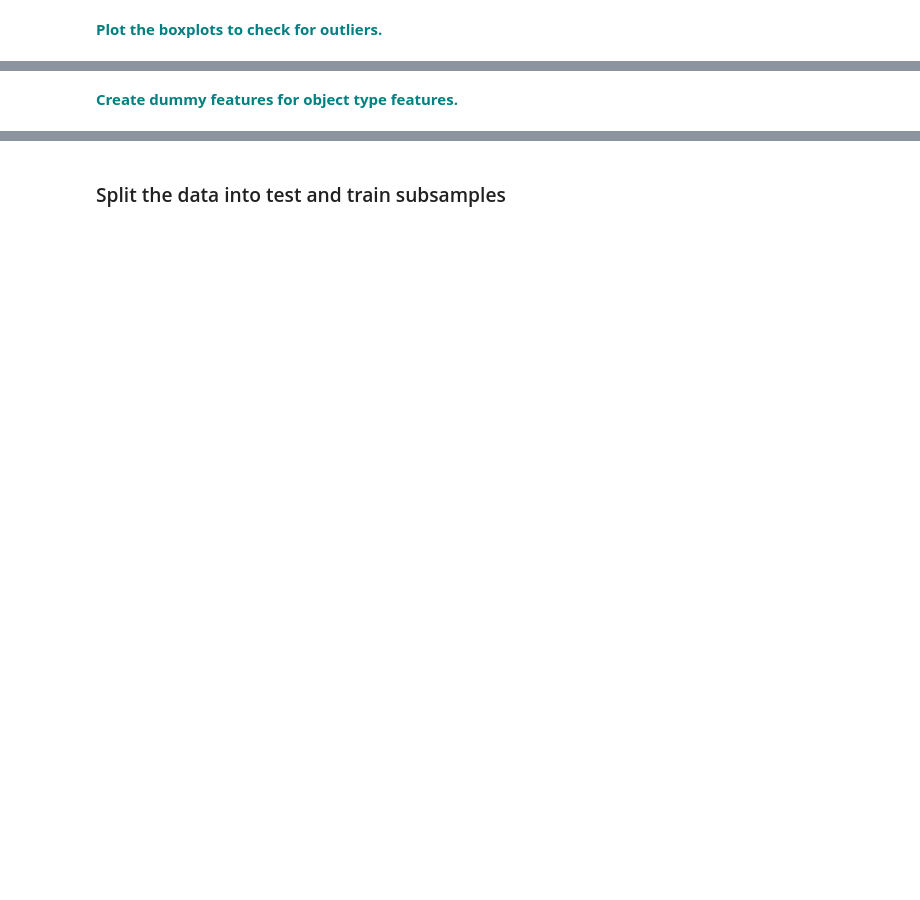
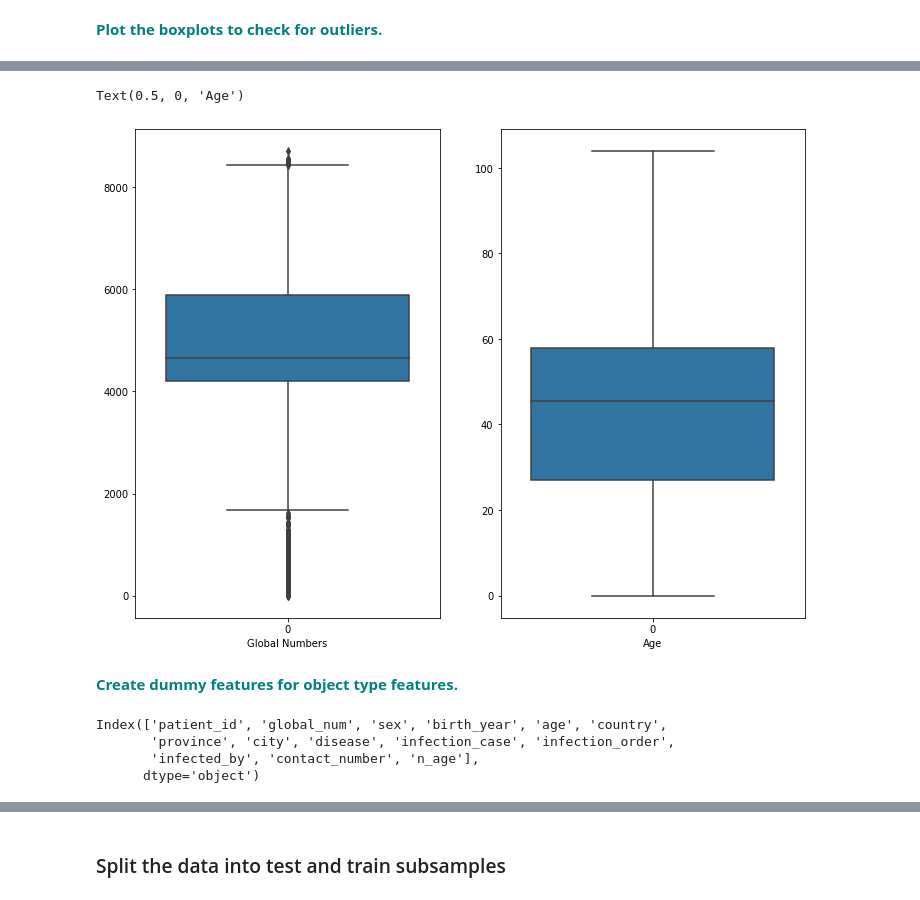
Before and after one commit to tdraths/Unit-14, a Jupyter notebook: Unit-14.4 Folder/RandomForest_casestudy_covid19.ipynb, the cells around one changed output, grey strips where cells are left out. Saved outputs shown, nothing was run; the diff lists cells and outputs as text; code cells hidden in the pictures; blank space fills up the shorter version.

```diff
--- a/Unit-14.4 Folder/RandomForest_casestudy_covid19.ipynb
+++ b/Unit-14.4 Folder/RandomForest_casestudy_covid19.ipynb
@@ -337,2 +368,23 @@ df.plot(kind='box')
+# %%
+plt.figure(figsize=(12,9))
+
+plt.subplot(1,2,1)
+ax = sns.boxplot(data=df['global_num'])
+ax.set_xlabel('Global Numbers')
+
+plt.subplot(1,2,2)
+ax = sns.boxplot(data=df.n_age)
+ax.set_xlabel('Age')
+# %% [output]
+Text(0.5, 0, 'Age')
+[figure, added]
 # %% [markdown]
 **<font color='teal'> Create dummy features for object type features. </font>**
+# %%
+x_data = df.drop('state', axis=1)
+x_data.columns
+# %% [output]
+Index(['patient_id', 'global_num', 'sex', 'birth_year', 'age', 'country',
+       'province', 'city', 'disease', 'infection_case', 'infection_order',
+       'infected_by', 'contact_number', 'n_age'],
+      dtype='object')
```
Also changed, not shown: parts of 28 cells of this notebook.
